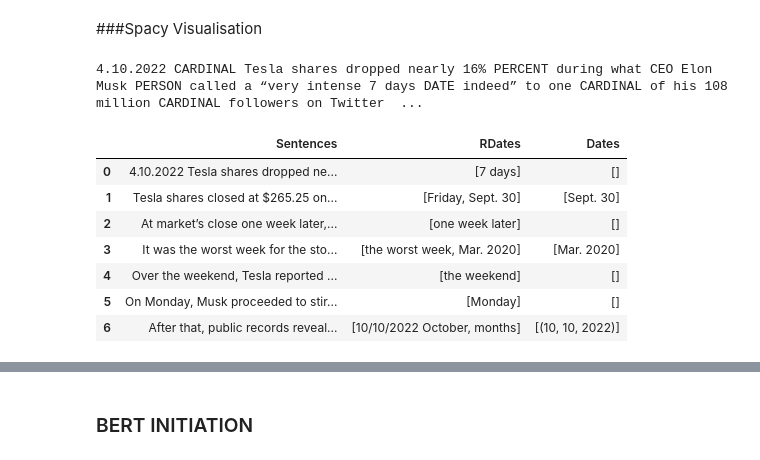
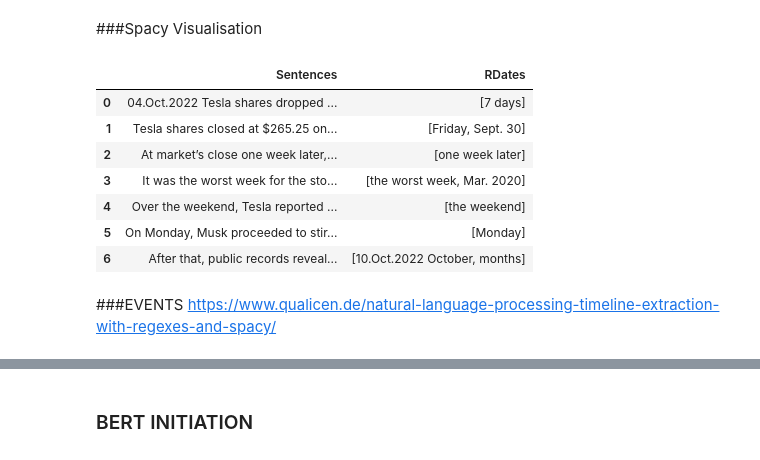
Before and after one commit to beatriceyapsm/Temporal-Information, a Jupyter notebook: SurveyTemporalinfo.ipynb, the cells around one changed output, grey strips where cells are left out. Cells and saved outputs as stored; diff of their text form; code cells hidden in the pictures.

```diff
--- a/SurveyTemporalinfo.ipynb
+++ b/SurveyTemporalinfo.ipynb
@@ -38,11 +38,11 @@ import numpy as np
 import re
 # %%
 # Load Data & Temporal Extraction
-raw_text = '4.10.2022 Tesla shares dropped nearly 16% during what CEO Elon Musk called a “very intense 7 days indeed” to one of his 108 million followers on Twitter. Tesla shares closed at $265.25 on Friday, Sept. 30. At market’s close one week later, Tesla shares were trading at $223.07, a decline of nearly 16%. It was the worst week for the stock since Mar. 2020, when the Covid-19 pandemic began to grip the U.S., shutting down businesses and public life. Over the weekend, Tesla reported electric vehicle production and delivery numbers that did not meet analysts’ expectations. On Monday, Musk proceeded to stir up a political firestorm by opining about how he thought Russia’s brutal invasion of Ukraine should be resolved. After that, public records revealed that Musk had informed the Delaware Chancery Court that he would complete a $44 billion acquisition of Twitter in 10/10/2022 October, a deal he had been trying to evade for months.'
+raw_text = '04.10.2022 Tesla shares dropped nearly 16% during what CEO Elon Musk called a “very intense 7 days indeed” to one of his 108 million followers on Twitter. Tesla shares closed at $265.25 on Friday, Sept. 30. At market’s close one week later, Tesla shares were trading at $223.07, a decline of nearly 16%. It was the worst week for the stock since Mar. 2020, when the Covid-19 pandemic began to grip the U.S., shutting down businesses and public life. Over the weekend, Tesla reported electric vehicle production and delivery numbers that did not meet analysts’ expectations. On Monday, Musk proceeded to stir up a political firestorm by opining about how he thought Russia’s brutal invasion of Ukraine should be resolved. After that, public records revealed that Musk had informed the Delaware Chancery Court that he would complete a $44 billion acquisition of Twitter in 10/10/2022 October, a deal he had been trying to evade for months.'
 #nlp = English()
 #nlp.add_pipe('sentencizer')
-doc = nlp(raw_text)
-sentences = [sent.text.strip() for sent in doc.sents]
-df = pd.DataFrame()
-df['Sentences']= sentences
-#print(f"\033[1mSentence{x*250}Date{x*22}RDate{x*11}\033[0m")
+# %%
+#replace numeral months
+regEx2 = r'[\.\/\-](0[1-9]|1[012])[\.\/\-]'
+
+raw_text=re.sub(regEx2, '.Oct.', raw_text) #need to write a function to match the numbers to the right mth. I just put in Oct here for now to make Spacy read it as date entity.
@@ -50,25 +57,26 @@ df['Sentences']= sentences
 ###Spacy Visualisation
 # %%
 displacy.render(doc, style="ent")
-# %% [output]
-4.10.2022 CARDINAL Tesla shares dropped nearly 16% PERCENT during what CEO Elon Musk PERSON called a “very intense 7 days DATE indeed” to one CARDINAL of his 108 million CARDINAL followers on Twitter  ...
 # %%
-regEx1 = r'(?:\d{1,2}[-/th|st|nd|rd\s]*)?(?:Jan|Feb|Mar|Apr|May|Jun|Jul|Aug|Sep|Oct|Nov|Dec)[a-z\s,.]*(?:\d{1,2}[-/th|st|nd|rd)\s,]*)?(?:\d{2,4})'
-regEx2 = r'(\d{2,4})[\.\/\-](0[1-9]|1[012])[\.\/\-](\d{2,4})'
+#regEx1 = r'(?:\d{1,2}[-/th|st|nd|rd\s]*)?(?:Jan|Feb|Mar|Apr|May|Jun|Jul|Aug|Sep|Oct|Nov|Dec)[a-z\s,.]*(?:\d{1,2}[-/th|st|nd|rd)\s,]*)?(?:\d{2,4})'
+#regEx2 = r'(\d{2,4})[\.\/\-](0[1-9]|1[012])[\.\/\-](\d{2,4})'
 df['RDates'] = df['Sentences'].apply(lambda sent: [(ent.text) for ent in nlp(sent).ents if ent.label_ == "DATE"])
 #df['RDates']=df['RDates'].str.split(",").str[0]
-df['Dates'] = df['Sentences'].apply(lambda sent: re.findall(regEx1, sent))
-df['Dates2'] = df['Sentences'].apply(lambda sent: re.findall(regEx2, sent))
-df['Dates'] =  df['Dates']+df['Dates2']
-df=df.drop(['Dates2'],axis=1)
+#df['Dates'] = df['Sentences'].apply(lambda sent: re.findall(regEx1, sent))
+#df['Dates2'] = df['Sentences'].apply(lambda sent: re.findall(regEx2, sent))
+#df['Dates'] =  df['Dates']+df['Dates2']
+#df=df.drop(['Dates2'],axis=1)
 #df = pd.DataFrame(df['RDates'].values.tolist(), index=df.index)
 df.head(8)
 # %% [output]
-|  | Sentences | RDates | Dates |
-| 0 | 4.10.2022 Tesla shares dropped ne... | [7 days] | [] |
-| 1 | Tesla shares closed at $265.25 on... | [Friday, Sept. 30] | [Sept. 30] |
-| 2 | At market’s close one week later,... | [one week later] | [] |
-| 3 | It was the worst week for the sto... | [the worst week, Mar. 2020] | [Mar. 2020] |
-| 4 | Over the weekend, Tesla reported ... | [the weekend] | [] |
-| 5 | On Monday, Musk proceeded to stir... | [Monday] | [] |
-| 6 | After that, public records reveal... | [10/10/2022 October, months] | [(10, 10, 2022)] |
+|  | Sentences | RDates |
+| 0 | 04.Oct.2022 Tesla shares dropped ... | [7 days] |
+| 1 | Tesla shares closed at $265.25 on... | [Friday, Sept. 30] |
+| 2 | At market’s close one week later,... | [one week later] |
+| 3 | It was the worst week for the sto... | [the worst week, Mar. 2020] |
+| 4 | Over the weekend, Tesla reported ... | [the weekend] |
+| 5 | On Monday, Musk proceeded to stir... | [Monday] |
+| 6 | After that, public records reveal... | [10.Oct.2022 October, months] |
+# %% [markdown]
+###EVENTS
+https://www.qualicen.de/natural-language-processing-timeline-extraction-with-regexes-and-spacy/
```
Also changed, not shown: parts of 24 cells of this notebook.
